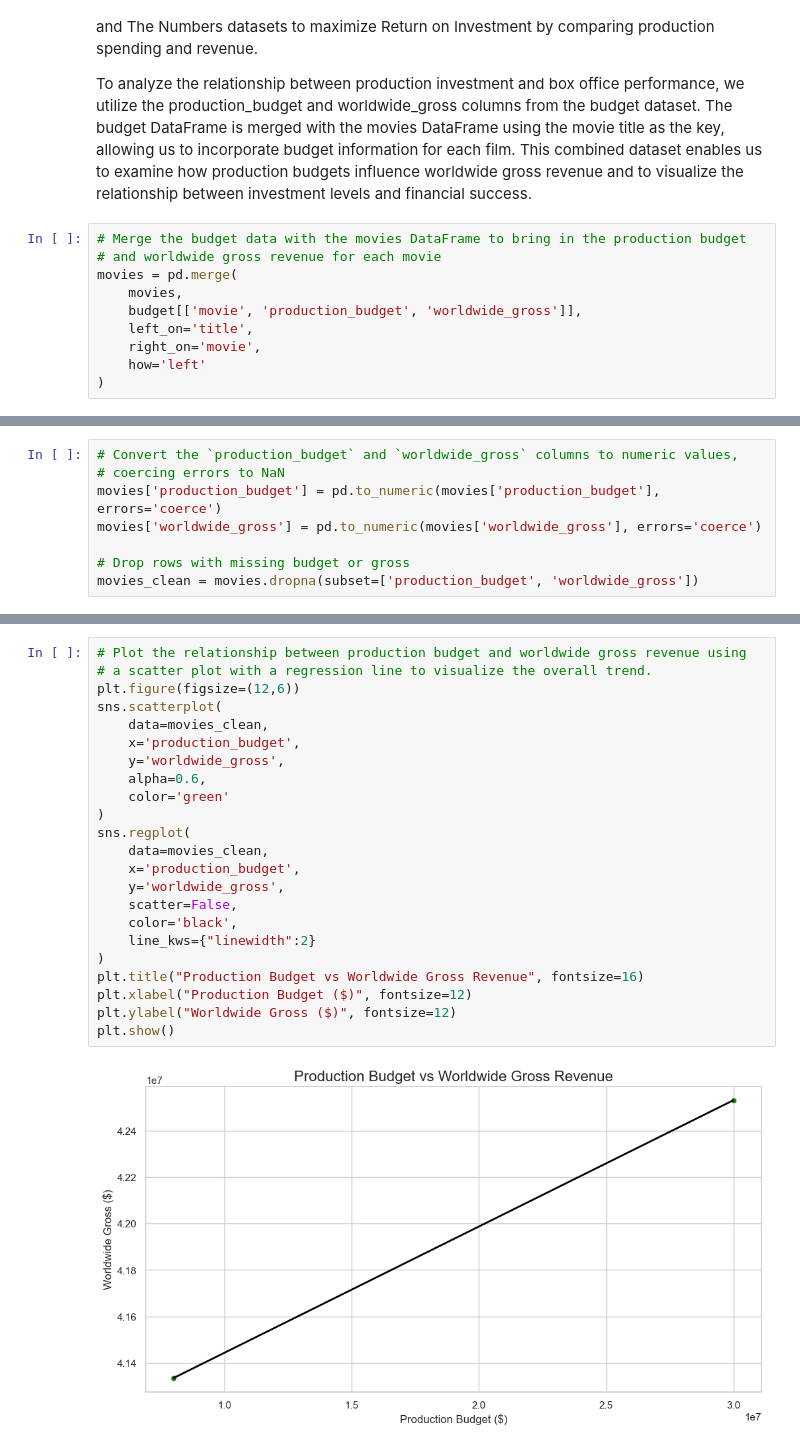
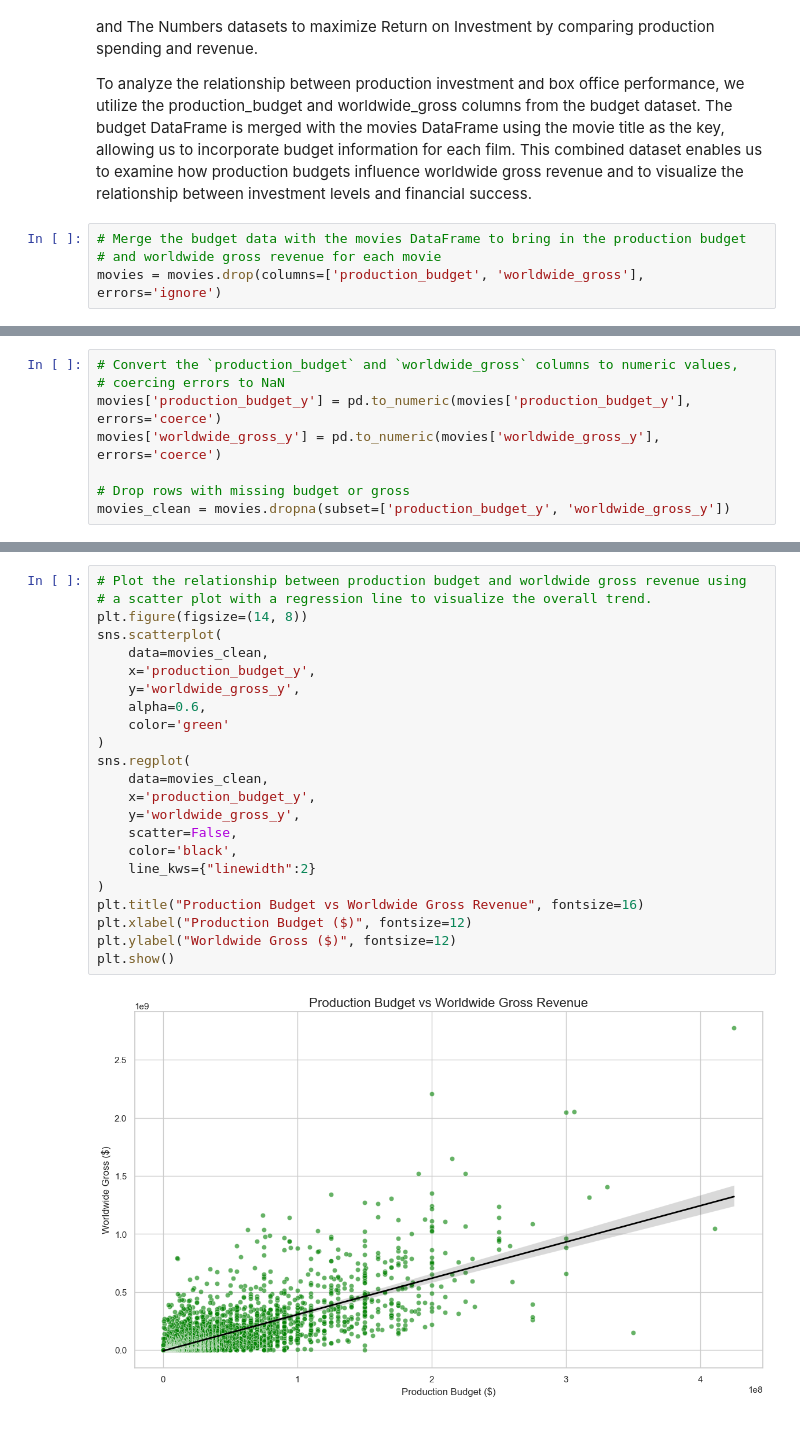
Before and after one commit to Esther-Margaret-Mwangi/Movie-studio-eda-analysis, a Jupyter notebook: movie.ipynb, the cells around one changed output, grey strips where cells are left out. Saved outputs shown, nothing was run; the diff lists cells and outputs as text.

```diff
--- a/movie.ipynb
+++ b/movie.ipynb
@@ -480,10 +480,4 @@ To analyze the relationship between production investment and box office perform
 # %%
 # Merge the budget data with the movies DataFrame to bring in the production budget
 # and worldwide gross revenue for each movie
-movies = pd.merge(
-    movies,
-    budget[['movie', 'production_budget', 'worldwide_gross']],
-    left_on='title',
-    right_on='movie',
-    how='left'
-)
+movies = movies.drop(columns=['production_budget', 'worldwide_gross'], errors='ignore')
@@ -490,8 +493,8 @@ movies = pd.merge(
 # %%
 # Convert the `production_budget` and `worldwide_gross` columns to numeric values,
 # coercing errors to NaN
-movies['production_budget'] = pd.to_numeric(movies['production_budget'], errors='coerce')
-movies['worldwide_gross'] = pd.to_numeric(movies['worldwide_gross'], errors='coerce')
+movies['production_budget_y'] = pd.to_numeric(movies['production_budget_y'], errors='coerce')
+movies['worldwide_gross_y'] = pd.to_numeric(movies['worldwide_gross_y'], errors='coerce')
 
 # Drop rows with missing budget or gross
-movies_clean = movies.dropna(subset=['production_budget', 'worldwide_gross'])
+movies_clean = movies.dropna(subset=['production_budget_y', 'worldwide_gross_y'])
@@ -508,25 +501,25 @@ movies.head()
 # %%
 # Plot the relationship between production budget and worldwide gross revenue using
 # a scatter plot with a regression line to visualize the overall trend.
-plt.figure(figsize=(12,6))
+plt.figure(figsize=(14, 8))
 sns.scatterplot(
     data=movies_clean,
-    x='production_budget',
-    y='worldwide_gross',
+    x='production_budget_y',
+    y='worldwide_gross_y',
     alpha=0.6,
     color='green'
 )
 sns.regplot(
     data=movies_clean,
-    x='production_budget',
-    y='worldwide_gross',
+    x='production_budget_y',
+    y='worldwide_gross_y',
     scatter=False,
     color='black',
     line_kws={"linewidth":2}
 )
 plt.title("Production Budget vs Worldwide Gross Revenue", fontsize=16)
 plt.xlabel("Production Budget ($)", fontsize=12)
 plt.ylabel("Worldwide Gross ($)", fontsize=12)
 plt.show()
 # %% [output]
-[figure, old version]
+[figure, new version]
```
Also changed, not shown: parts of 7 cells of this notebook.
